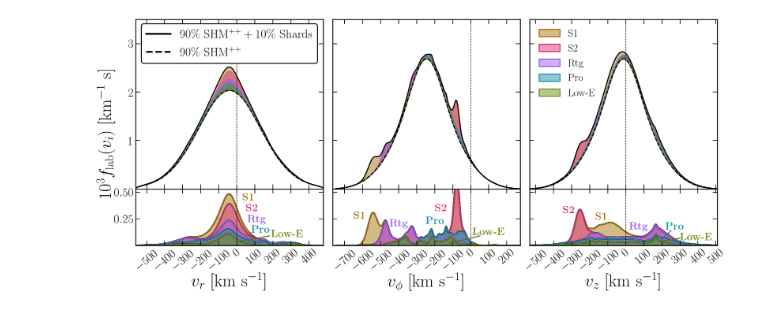
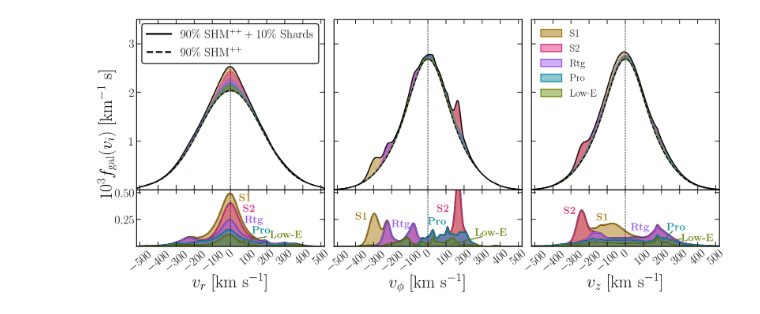
Before and after one commit to cajohare/DarkShards, a Jupyter notebook: code/Plot_SpeedDistributions.ipynb, the cells around one changed output. Cells and saved outputs as stored; diff of their text form; code cells hidden in the pictures.

```diff
--- a/code/Plot_SpeedDistributions.ipynb
+++ b/code/Plot_SpeedDistributions.ipynb
@@ -289,3 +176,8 @@ fv3_Saus_lab = VelocityDist1D_Triaxial(v1,day,sig_beta) # Sausage
+# %%
+v1 = linspace(-750,750,n)
+
+fv3_Iso_lab = VelocityDist1D_Triaxial(v1,day,sig_iso,GalFrame=True) # Round halo
+fv3_Saus_lab = VelocityDist1D_Triaxial(v1,day,sig_beta,GalFrame=True) # Sausage
 # %%
 from scipy.stats import norm
 
@@ -293,23 +185,23 @@ def SplitShards3D(v,day,velocities,dispersions,pops,Psun,\
                 GravFocus=False,GalFrame=False,SCO=True):
     weights = norm.pdf(Psun,loc=0.0,scale=1.0)/norm.pdf(0.0,loc=0.0,scale=1.0)
 
-    fvS1 = VelocityDist1D_Triaxial(v,day,dispersions[0,:],v_shift=velocities[0,:])
+    fvS1 = VelocityDist1D_Triaxial(v,day,dispersions[0,:],v_shift=velocities[0,:],GalFrame=True)
 
-    fvS2 = 0.5*pops[1]*weights[1]*VelocityDist1D_Triaxial(v,day,dispersions[1,:],v_shift=velocities[1,:])
-    fvS2 += 0.5*pops[2]*weights[2]*VelocityDist1D_Triaxial(v,day,dispersions[2,:],v_shift=velocities[2,:])
+    fvS2 = 0.5*pops[1]*weights[1]*VelocityDist1D_Triaxial(v,day,dispersions[1,:],v_shift=velocities[1,:],GalFrame=True)
+    fvS2 += 0.5*pops[2]*weights[2]*VelocityDist1D_Triaxial(v,day,dispersions[2,:],v_shift=velocities[2,:],GalFrame=True)
 
     fvRg = zeros(shape=shape(fvS2))
     fvPro = zeros(shape=shape(fvS2))
     fvN = zeros(shape=shape(fvS2))
     for i in range(0,nshards):
         if names[i].startswith('R'):
-            fvRg += weights[i]*pops[i]*VelocityDist1D_Triaxial(v,day,dispersions[i,:],v_shift=velocities[i,:])
+            fvRg += weights[i]*pops[i]*VelocityDist1D_Triaxial(v,day,dispersions[i,:],v_shift=velocities[i,:],GalFrame=True)
 
         if names[i].startswith('Ca'):
-            fvPro += weights[i]*pops[i]*VelocityDist1D_Triaxial(v,day,dispersions[i,:],v_shift=velocities[i,:])
+            fvPro += weights[i]*pops[i]*VelocityDist1D_Triaxial(v,day,dispersions[i,:],v_shift=velocities[i,:],GalFrame=True)
 
         if names[i].startswith('N'):
-            fvN += weights[i]*pops[i]*VelocityDist1D_Triaxial(v,day,dispersions[i,:],v_shift=velocities[i,:])
+            fvN += weights[i]*pops[i]*VelocityDist1D_Triaxial(v,day,dispersions[i,:],v_shift=velocities[i,:],GalFrame=True)
 
     for i in range(0,3):
         fvS2[i,:] /= trapz(fvS2[i,:],v)
@@ -329,12 +221,13 @@ xi_tot = 0.1
 fv0xi = (1-eta_saus-xi_tot)*fv3_Iso_lab + eta_saus*fv3_Saus_lab
 fv0 = (1-eta_saus)*fv3_Iso_lab + eta_saus*fv3_Saus_lab
 
-vlab = LabFuncs.LabVelocitySimple(day)
+#vlab = LabFuncs.LabVelocitySimple(day)
+vlab = array([0.0,0.0,0.0])
 
 xlab1 = r"$v_r$ [km s$^{-1}$]"
 xlab2 = r"$v_\phi$ [km s$^{-1}$]"
 xlab3 = r"$v_z$ [km s$^{-1}$]"
-ylab1 = r"$10^3 f_{\rm lab}(v_i)$ [km$^{-1}$ s]"
+ylab1 = r"$10^3 f_{\rm gal}(v_i)$ [km$^{-1}$ s]"
 wspace= 0.05
 hspace = 0.0
 size_y=12
@@ -485,59 +378,57 @@ plt.sca(ax11)
 plt.xticks(tx, rotation=40)
 plt.sca(ax22)
 plt.xticks(tx, rotation=40)
 plt.sca(ax33)
 plt.xticks(tx, rotation=40)
 ax11.set_xlim([-vmax-vlab[0],vmax-vlab[0]])
 ax11.set_ylim(bottom=ymin,top=ymax)
 ax22.set_xlim([-vmax-vlab[1],vmax-vlab[1]])
 ax22.set_ylim(bottom=ymin,top=ymax)
 ax33.set_xlim([-vmax-vlab[2],vmax-vlab[2]])
 ax33.set_ylim(bottom=ymin,top=ymax)
 ax11.plot([0,0],[0,ymax],'k--')
 ax22.plot([0,0],[0,ymax],'k--')
 ax33.plot([0,0],[0,ymax],'k--')
 
-ax11.text(30,0.42,r'{\bf '+labs[0]+'}',color=cols[0,:],fontsize=30)
-ax11.text(50,0.32,r'{\bf '+labs[1]+'}',color=cols[1,:],fontsize=30)
-ax11.text(60,0.22,r'{\bf '+labs[2]+'}',color=cols[2,:],fontsize=30)
-ax11.text(80,0.12,r'{\bf '+labs[3]+'}',color=cols[3,:],fontsize=30)
-ax11.text(190,0.08,r'{\bf '+labs[4]+'}',color=cols[4,:],fontsize=30)
+shx = 19
+ax11.text(30+shx,0.42,r'{\bf '+labs[0]+'}',color=cols[0,:],fontsize=30)
+ax11.text(50+shx,0.32,r'{\bf '+labs[1]+'}',color=cols[1,:],fontsize=30)
+ax11.text(60+shx,0.22,r'{\bf '+labs[2]+'}',color=cols[2,:],fontsize=30)
+ax11.text(100+shx,0.12,r'{\bf '+labs[3]+'}',color=cols[3,:],fontsize=30)
+ax11.text(200+shx,0.08,r'{\bf '+labs[4]+'}',color=cols[4,:],fontsize=30)
 
-
-ax11.plot([180,20],[0.09,0.04],'k-',lw=2.5)
-ax11.plot([180,20],[0.09,0.04],'-',lw=2,color=cols[4,:])
+ax11.plot([180+shx,20+shx],[0.09,0.04],'k-',lw=2.5)
+ax11.plot([180+shx,20+shx],[0.09,0.04],'-',lw=2,color=cols[4,:])
 
 
 
+shx = 250
+ax22.text(-650+shx,0.25,r'{\bf '+labs[0]+'}',color=cols[0,:],fontsize=30)
+ax22.text(-200+shx,0.32,r'{\bf '+labs[1]+'}',color=cols[1,:],fontsize=30)
+ax22.text(-450+shx,0.18,r'{\bf '+labs[2]+'}',color=cols[2,:],fontsize=30)
+ax22.text(-250+shx,0.2,r'{\bf '+labs[3]+'}',color=cols[3,:],fontsize=30)
+ax22.text(10+shx,0.1,r'{\bf '+labs[4]+'}',color=cols[4,:],fontsize=30)
 
-ax22.text(-650,0.25,r'{\bf '+labs[0]+'}',color=cols[0,:],fontsize=30)
-ax22.text(-200,0.32,r'{\bf '+labs[1]+'}',color=cols[1,:],fontsize=30)
-ax22.text(-450,0.18,r'{\bf '+labs[2]+'}',color=cols[2,:],fontsize=30)
-ax22.text(-250,0.2,r'{\bf '+labs[3]+'}',color=cols[3,:],fontsize=30)
-ax22.text(10,0.1,r'{\bf '+labs[4]+'}',color=cols[4,:],fontsize=30)
+ax22.plot([50+shx,-120+shx],[0.09,0.02],'k-',lw=2.5)
+ax22.plot([50+shx,-120+shx],[0.09,0.02],'-',lw=2,color=cols[4,:])
 
-ax22.plot([50,-120],[0.09,0.02],'k-',lw=2.5)
-ax22.plot([50,-120],[0.09,0.02],'-',lw=2,color=cols[4,:])
+shx = 10
+ax33.text(-170+shx,0.24,r'{\bf '+labs[0]+'}',color=cols[0,:],fontsize=30)
+ax33.text(-350+shx,0.3,r'{\bf '+labs[1]+'}',color=cols[1,:],fontsize=30)
+ax33.text(20+shx,0.15,r'{\bf '+labs[2]+'}',color=cols[2,:],fontsize=30)
+ax33.text(220+shx,0.15,r'{\bf '+labs[3]+'}',color=cols[3,:],fontsize=30)
+ax33.text(300+shx,0.05,r'{\bf '+labs[4]+'}',color=cols[4,:],fontsize=30)
 
+ax33.plot([250+shx,200+shx],[0.14,0.06],'k-',lw=2.5)
+ax33.plot([250+shx,200+shx],[0.14,0.06],'-',lw=2,color=cols[3,:])
 
-ax33.text(-170,0.24,r'{\bf '+labs[0]+'}',color=cols[0,:],fontsize=30)
-ax33.text(-350,0.3,r'{\bf '+labs[1]+'}',color=cols[1,:],fontsize=30)
-ax33.text(20,0.15,r'{\bf '+labs[2]+'}',color=cols[2,:],fontsize=30)
-ax33.text(220,0.15,r'{\bf '+labs[3]+'}',color=cols[3,:],fontsize=30)
-ax33.text(300,0.05,r'{\bf '+labs[4]+'}',color=cols[4,:],fontsize=30)
-
-
-ax33.plot([250,200],[0.14,0.06],'k-',lw=2.5)
-ax33.plot([250,200],[0.14,0.06],'-',lw=2,color=cols[3,:])
-
-
-ax33.plot([300,200],[0.07,0.04],'k-',lw=2.5)
-ax33.plot([300,200],[0.07,0.04],'-',lw=2,color=cols[4,:])
+ax33.plot([300+shx,200+shx],[0.07,0.04],'k-',lw=2.5)
+ax33.plot([300+shx,200+shx],[0.07,0.04],'-',lw=2,color=cols[4,:])
 
 # Save
 plt.show()
 pltname = 'fv3_Shards'
 fig.savefig('../plots/'+pltname+'.pdf',bbox_inches='tight')
 fig.savefig('../plots/plots_png/'+pltname+'.png',bbox_inches='tight')
 # %% [output]
-[figure, old version]
+[figure, new version]
```
Also changed, not shown: parts of 4 cells of this notebook, 19 other files.
